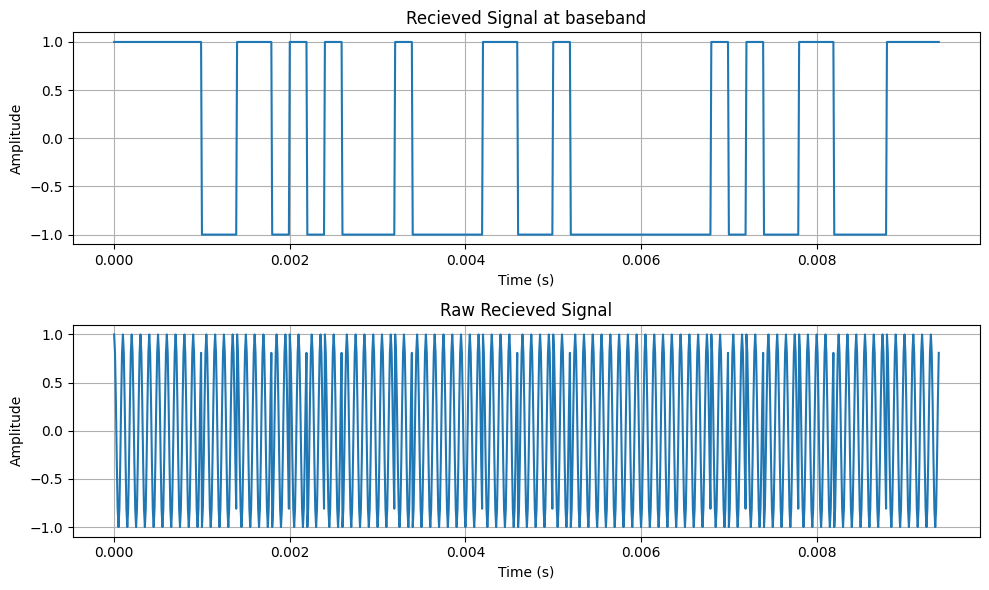
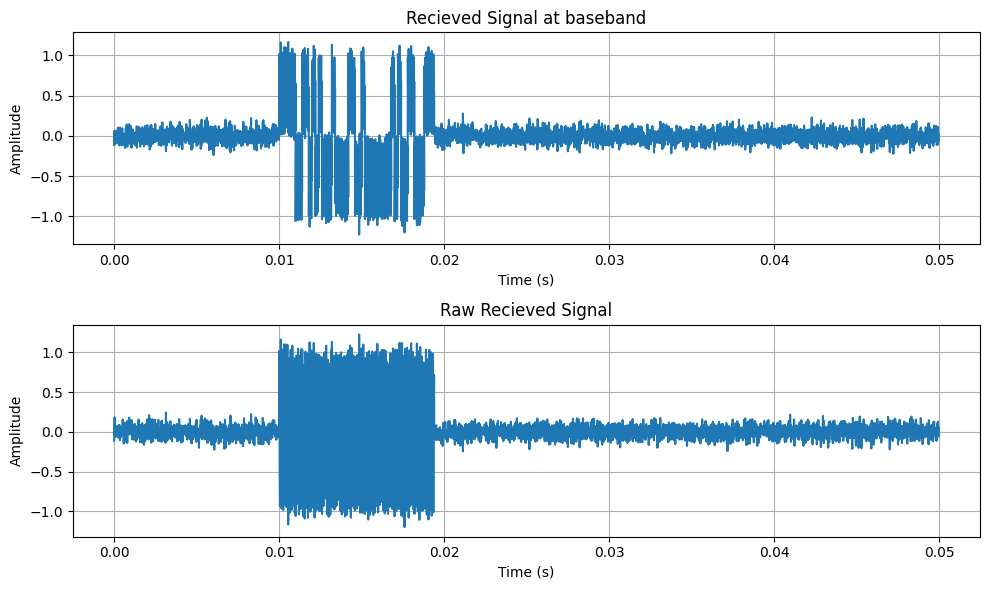
Unified diff of the notebook cell whose output changed from the first chart to the second:
--- before
+++ after
@@ -1,18 +1,6 @@
-#Simulate signal in a given amount of time
-gateLen = 5000 #samples
-
-#creating Gaussian nosie
-rng = np.random.default_rng()
-noise = rng.norma(locals)
-
-raw_noise = np.random.random(gateLen)+1j*np.random.random(gateLen)
-rx_signal = passband
-
-
-
 #Need to DDC signal
 #We must multiple out the carrier frequecy using the conjugate of the carrier
-msg_time = np.arange(0,len(passband))/wave.sampleRate
-DDC = passband * np.exp(-1j*2*np.pi*wave.carrier_frequency*msg_time)
+msg_time = np.arange(0,len(rx_signal))/wave.sampleRate
+DDC = rx_signal * np.exp(-1j*2*np.pi*wave.carrier_frequency*msg_time)
 
 #This should be at baseband now.
@@ -26,5 +14,5 @@
 
 
-ax[1].plot(msg_time,np.real(passband))
+ax[1].plot(msg_time,np.real(rx_signal))
 ax[1].set_title(f"Raw Recieved Signal")
 ax[1].set_xlabel('Time (s)')

Commit: Finsihed transmit side of simulation. Start MatchFilter on signal and decoding header of packet